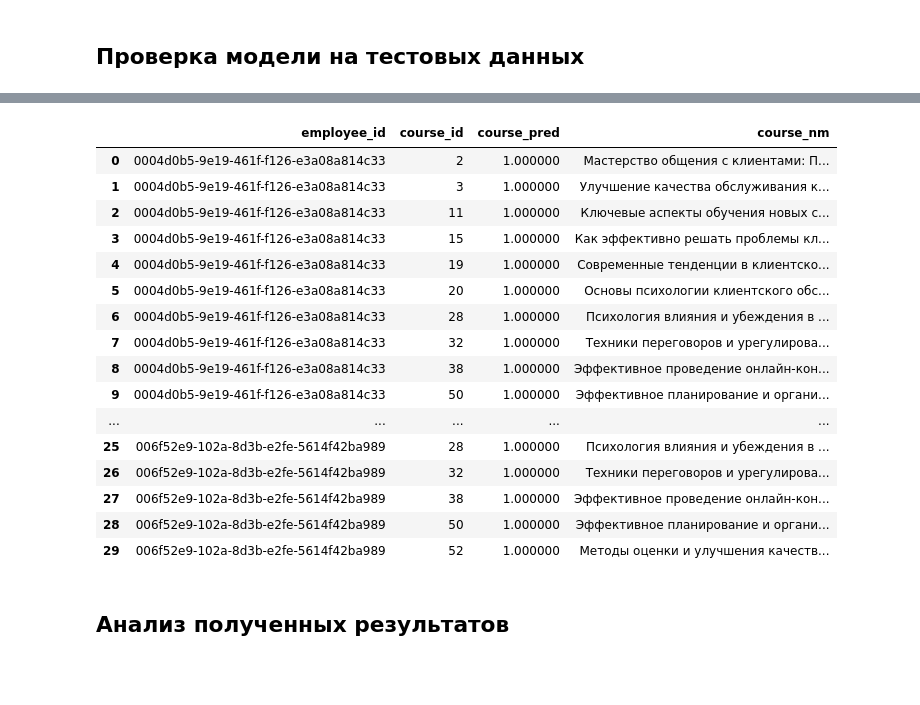
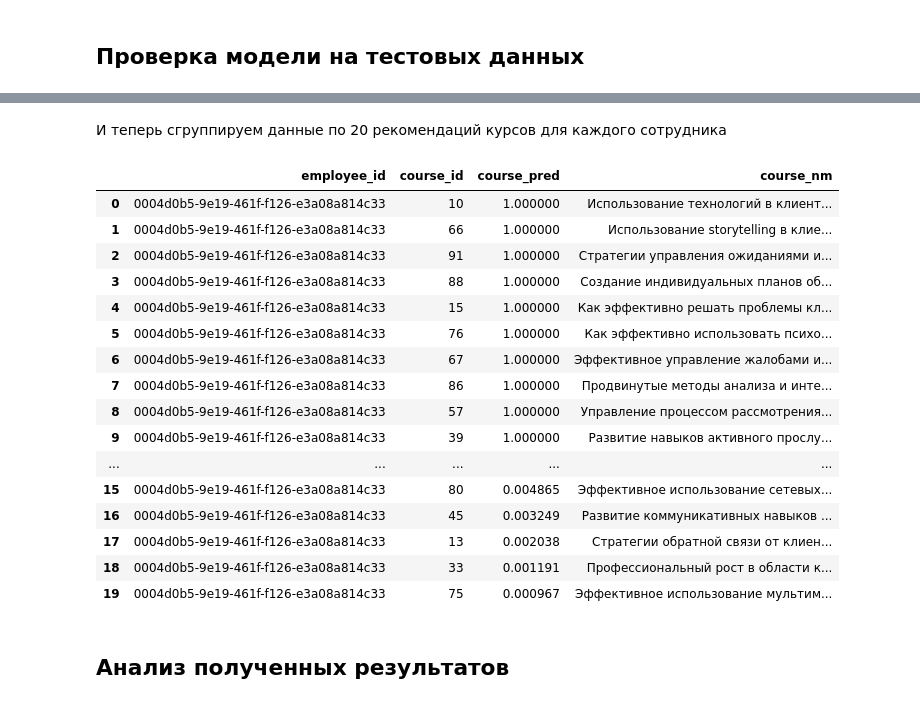
Before and after one commit to Bjorik23/peskipiksi_pesternomi, a Jupyter notebook: mipt_hakaton_2024_tinkoff/create_models/create_models_torch_v2.ipynb, the cells around one changed output, grey strips where cells are left out. Saved outputs shown, nothing was run; the diff lists cells and outputs as text; code cells hidden in the pictures; blank space fills up the shorter version.

```diff
--- a/mipt_hakaton_2024_tinkoff/create_models/create_models_torch_v2.ipynb
+++ b/mipt_hakaton_2024_tinkoff/create_models/create_models_torch_v2.ipynb
@@ -326,0 +339,6 @@ dtype: object
+# %%
+# Список столбцов с префиксом "course_"
+course_columns = [col for col in full_data_cleaned.columns if col.startswith('course_')]
+
+# Изменение типа данных столбцов на int
+full_data_cleaned[course_columns] = full_data_cleaned[course_columns].astype(int)
@@ -513,29 +625,31 @@ memory usage: 4.8+ MB
+# %% [markdown]
+И теперь сгруппируем данные по 20 рекомендаций курсов для каждого сотрудника
 # %%
 # Присоединяем наименования курсов к отфильтрованным предсказаниям
 merged_predictions = filtered_predictions.merge(courses_info[['course_id', 'course_nm']], on='course_id', how='left')
 # %%
 # Группируем по 'employee_id' и для каждого сотрудника выбираем топ-5 курсов, которые еще не пройдены
 top_courses = merged_predictions.groupby('employee_id').apply(
-    lambda x: x.nlargest(10, 'course_pred').sort_values(by='course_pred', ascending=False)
+    lambda x: x.nlargest(20, 'course_pred').sort_values(by='course_pred', ascending=False)
 ).reset_index(drop=True)
 # %%
-# Вывод результатов
-top_courses.head(30)
+# Вывод результатов для одного сотрудника
+top_courses.head(20)
 # %% [output]
 |  | employee_id | course_id | course_pred | course_nm |
-| 0 | 0004d0b5-9e19-461f-f126-e3a08a814c33 | 2 | 1.000000 | Мастерство общения с клиентами: П... |
-| 1 | 0004d0b5-9e19-461f-f126-e3a08a814c33 | 3 | 1.000000 | Улучшение качества обслуживания к... |
-| 2 | 0004d0b5-9e19-461f-f126-e3a08a814c33 | 11 | 1.000000 | Ключевые аспекты обучения новых с... |
-| 3 | 0004d0b5-9e19-461f-f126-e3a08a814c33 | 15 | 1.000000 | Как эффективно решать проблемы кл... |
-| 4 | 0004d0b5-9e19-461f-f126-e3a08a814c33 | 19 | 1.000000 | Современные тенденции в клиентско... |
-| 5 | 0004d0b5-9e19-461f-f126-e3a08a814c33 | 20 | 1.000000 | Основы психологии клиентского обс... |
-| 6 | 0004d0b5-9e19-461f-f126-e3a08a814c33 | 28 | 1.000000 | Психология влияния и убеждения в ... |
-| 7 | 0004d0b5-9e19-461f-f126-e3a08a814c33 | 32 | 1.000000 | Техники переговоров и урегулирова... |
-| 8 | 0004d0b5-9e19-461f-f126-e3a08a814c33 | 38 | 1.000000 | Эффективное проведение онлайн-кон... |
-| 9 | 0004d0b5-9e19-461f-f126-e3a08a814c33 | 50 | 1.000000 | Эффективное планирование и органи... |
+| 0 | 0004d0b5-9e19-461f-f126-e3a08a814c33 | 10 | 1.000000 | Использование технологий в клиент... |
+| 1 | 0004d0b5-9e19-461f-f126-e3a08a814c33 | 66 | 1.000000 | Использование storytelling в клие... |
+| 2 | 0004d0b5-9e19-461f-f126-e3a08a814c33 | 91 | 1.000000 | Стратегии управления ожиданиями и... |
+| 3 | 0004d0b5-9e19-461f-f126-e3a08a814c33 | 88 | 1.000000 | Создание индивидуальных планов об... |
+| 4 | 0004d0b5-9e19-461f-f126-e3a08a814c33 | 15 | 1.000000 | Как эффективно решать проблемы кл... |
+| 5 | 0004d0b5-9e19-461f-f126-e3a08a814c33 | 76 | 1.000000 | Как эффективно использовать психо... |
+| 6 | 0004d0b5-9e19-461f-f126-e3a08a814c33 | 67 | 1.000000 | Эффективное управление жалобами и... |
+| 7 | 0004d0b5-9e19-461f-f126-e3a08a814c33 | 86 | 1.000000 | Продвинутые методы анализа и инте... |
+| 8 | 0004d0b5-9e19-461f-f126-e3a08a814c33 | 57 | 1.000000 | Управление процессом рассмотрения... |
+| 9 | 0004d0b5-9e19-461f-f126-e3a08a814c33 | 39 | 1.000000 | Развитие навыков активного прослу... |
 | ... | ... | ... | ... | ... |
-| 25 | 006f52e9-102a-8d3b-e2fe-5614f42ba989 | 28 | 1.000000 | Психология влияния и убеждения в ... |
-| 26 | 006f52e9-102a-8d3b-e2fe-5614f42ba989 | 32 | 1.000000 | Техники переговоров и урегулирова... |
-| 27 | 006f52e9-102a-8d3b-e2fe-5614f42ba989 | 38 | 1.000000 | Эффективное проведение онлайн-кон... |
-| 28 | 006f52e9-102a-8d3b-e2fe-5614f42ba989 | 50 | 1.000000 | Эффективное планирование и органи... |
-| 29 | 006f52e9-102a-8d3b-e2fe-5614f42ba989 | 52 | 1.000000 | Методы оценки и улучшения качеств... |
+| 15 | 0004d0b5-9e19-461f-f126-e3a08a814c33 | 80 | 0.004865 | Эффективное использование сетевых... |
+| 16 | 0004d0b5-9e19-461f-f126-e3a08a814c33 | 45 | 0.003249 | Развитие коммуникативных навыков ... |
+| 17 | 0004d0b5-9e19-461f-f126-e3a08a814c33 | 13 | 0.002038 | Стратегии обратной связи от клиен... |
+| 18 | 0004d0b5-9e19-461f-f126-e3a08a814c33 | 33 | 0.001191 | Профессиональный рост в области к... |
+| 19 | 0004d0b5-9e19-461f-f126-e3a08a814c33 | 75 | 0.000967 | Эффективное использование мультим... |
```
Also changed, not shown: parts of 41 cells of this notebook, 5 other files.
